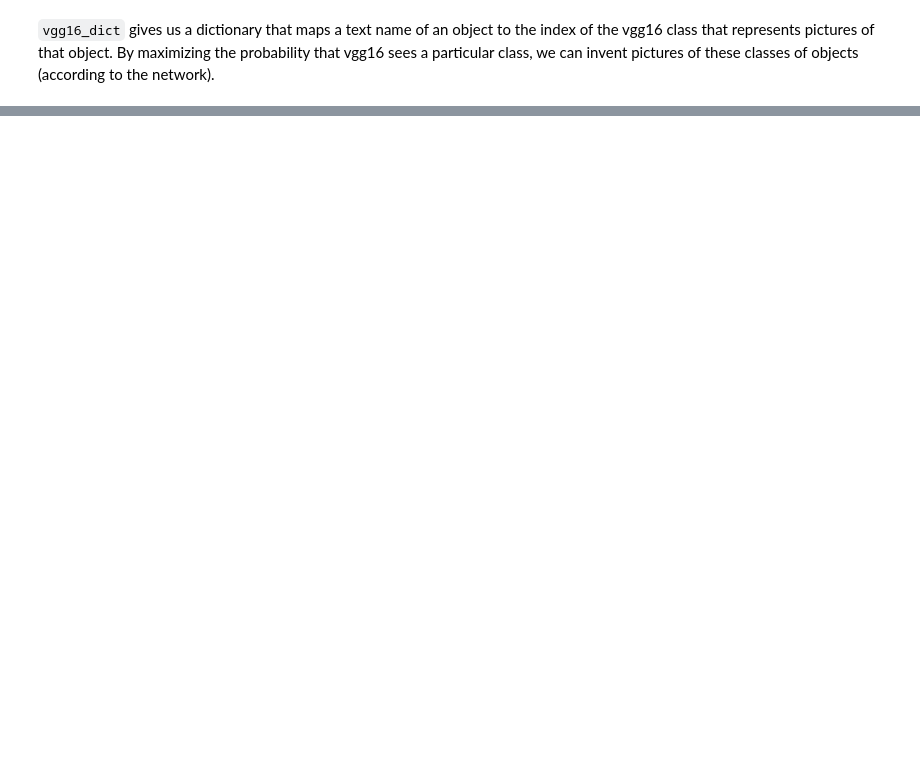
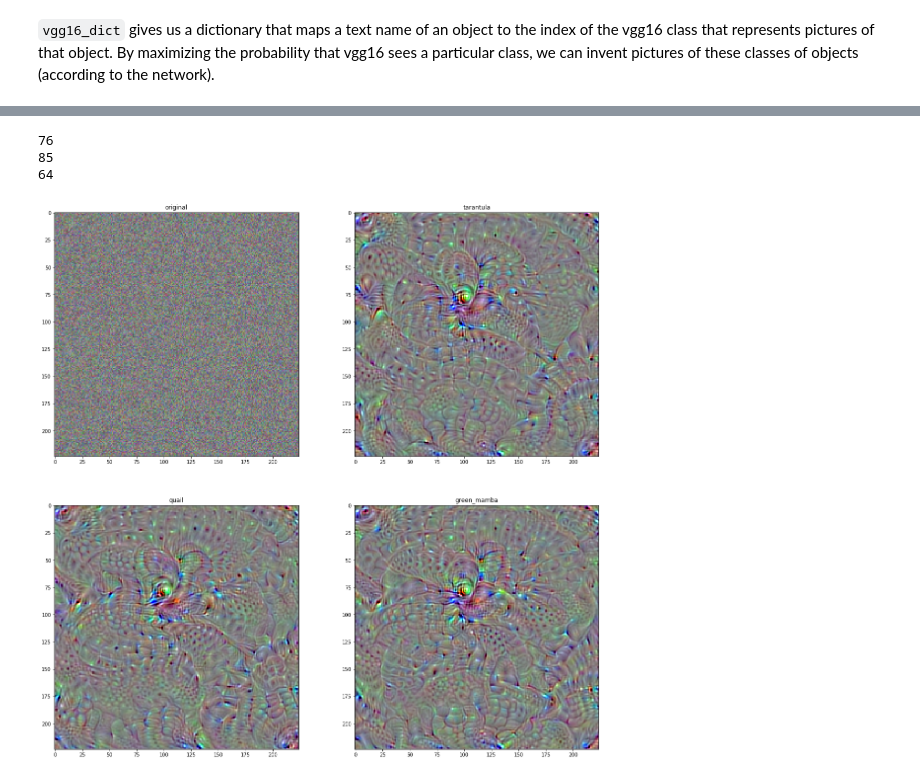
Before and after one commit to JoeDumoulin/deep_dream_things, a Jupyter notebook: experiments/maximize probability of an outcome on vgg16.ipynb, the cells around one changed output, grey strips where cells are left out. Saved outputs shown, nothing was run; the diff lists cells and outputs as text; code cells hidden in the pictures; blank space fills up the shorter version.

```diff
--- a/experiments/maximize probability of an outcome on vgg16.ipynb
+++ b/experiments/maximize probability of an outcome on vgg16.ipynb
@@ -70,0 +168,33 @@ print(list(vgg16_dict.items())[:10])
+# %%
+# Let's try this with a couple of other common object types.
+fig, ax = plt.subplots(2,2,figsize=(20, 20))
+
+#ax.flatten()
+
+ax[0,0].imshow(deprocess_image(input_img_data.reshape(224,224,3)))
+ax[0,0].set_title('original')
+
+named_objs = ['tarantula', 'quail', 'green_mamba']
+for i,obj in enumerate(named_objs):
+    out_index = vgg16_dict[obj]
+    print(out_index)
+
+    iter = 20
+    final_img = iterate_grads(vgg,  layer_dict, out_index, iter, input_img_data)
+    if i==0:
+        ax[0,1].imshow(deprocess_image(final_img.reshape(224,224,3)))
+        ax[0,1].set_title(obj)
+    elif i==1:
+        ax[1,0].imshow(deprocess_image(final_img.reshape(224,224,3)))
+        ax[1,0].set_title(obj)
+    else:
+        ax[1,1].imshow(deprocess_image(final_img.reshape(224,224,3)))
+        ax[1,1].set_title(obj)
+
+
+fig.show()
+# %% [output]
+76
+85
+64
+[figure, added]
```
Also changed, not shown: parts of 4 cells of this notebook.
